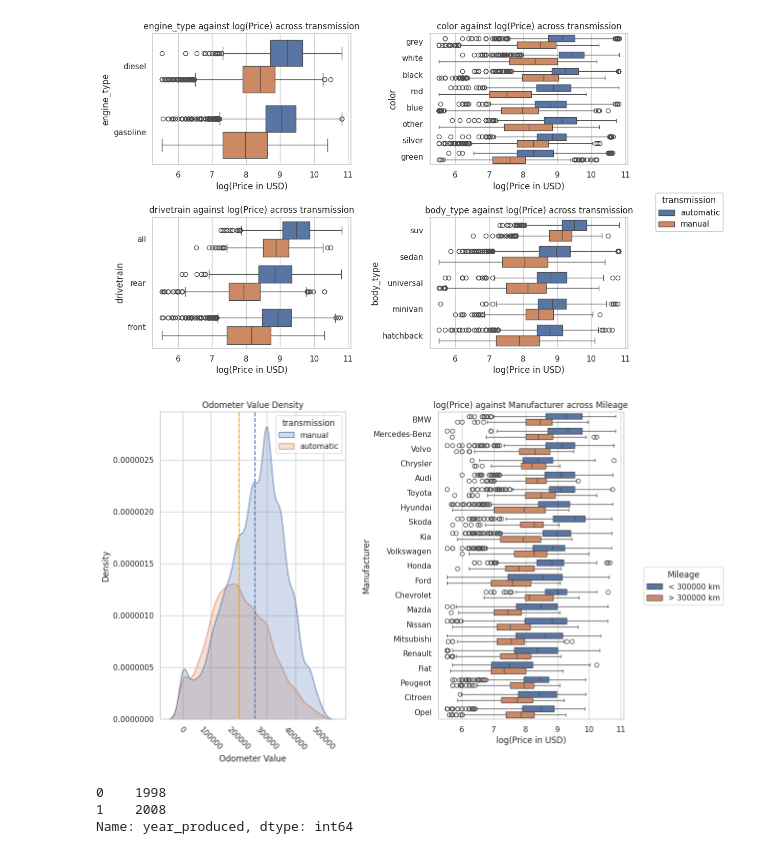
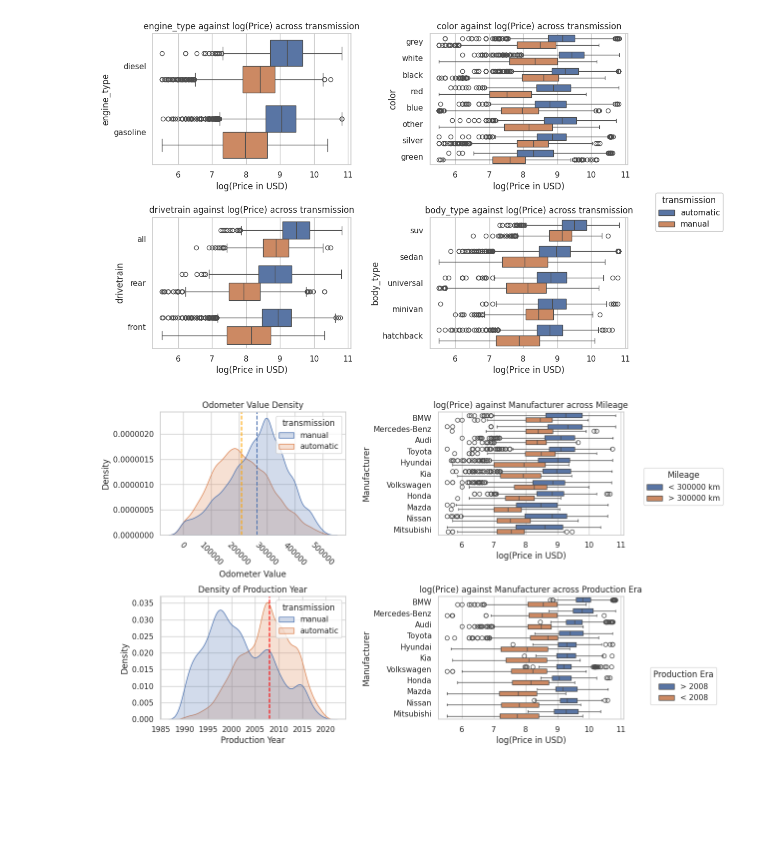
Before and after one commit to NigelPetersen/UsedCars, a Jupyter notebook: UsedCars.ipynb, the cells around one changed output. Drawn from its saved outputs; the diff is of its cells as text; code cells hidden in the pictures; blank space fills up the shorter version.

```diff
--- a/UsedCars.ipynb
+++ b/UsedCars.ipynb
@@ -133,36 +140,44 @@ plt.show()
 # %% [output]
 [figure]
 # %%
+good_manufacturers = ["Honda", "Toyota", "Volkswagen", "Mercedes-Benz", "BMW",
+                    "Hyundai", "Mitsubishi", "Kia", "Audi",
+                    "Nissan", "Mazda"]
+cars_data = cars_data.loc[cars_data["manufacturer_name"].isin(good_manufacturers)]
+
 cars_data["Mileage"] = (cars_data["odometer_value"] > 300000).apply(str)
 cars_data["Mileage"] = cars_data["Mileage"].replace(["True", "False"], ["> 300000 km", "< 300000 km"])
+cars_data = cars_data.loc[cars_data["odometer_value"] < 500000]
 
-plot_data = cars_data.loc[cars_data["odometer_value"] < 500000]
+cars_data["Production Era"] = (cars_data["year_produced"] >= 2008).apply(str)
+cars_data["Production Era"] = cars_data["Production Era"].replace(["True", "False"], ["> 2008", "< 2008"])
 
 fig = plt.figure()
-fig.subplots_adjust(wspace = 0.5)
-ax = fig.add_subplot(1,2,1)
-density_plot = sns.kdeplot(x = "odometer_value", fill = True, hue = "transmission", data = plot_data)
+fig.subplots_adjust(wspace = 0.5, hspace = 0.5)
+
+ax = fig.add_subplot(2,2,1)
+density_plot = sns.kdeplot(x = "odometer_value", fill = True, hue = "transmission", data = cars_data)
 density_plot.ticklabel_format(style = "plain")
 ax.tick_params(axis = 'x', rotation = -45)
-
-density_plot.axvline(x = np.mean(plot_data.loc[plot_data["transmission"] == "manual"]["odometer_value"]),
+density_plot.axvline(x = np.mean(cars_data.loc[cars_data["transmission"] == "manual"]["odometer_value"]),
                      color = "b", linestyle = "dashed")
-density_plot.axvline(x = np.mean(plot_data.loc[plot_data["transmission"] == "automatic"]["odometer_value"]),
+density_plot.axvline(x = np.mean(cars_data.loc[cars_data["transmission"] == "automatic"]["odometer_value"]),
                      color = "orange", linestyle = "dashed")
 density_plot.set(xlabel = "Odometer Value", title = "Odometer Value Density")
-ax = fig.add_subplot(1,2,2)
-plot = facet_boxplot_against_response(plot_data, "manufacturer_name", "log_price", "Mileage",
+
+ax = fig.add_subplot(2,2,2)
+plot = facet_boxplot_against_response(cars_data, "manufacturer_name", "log_price", "Mileage",
  ["log(Price in USD)", "Manufacturer", "log(Price) against Manufacturer across Mileage"])
-sns.move_legend(plot, loc = "upper center", bbox_to_anchor = (1, 0.5), bbox_transform = plt.gcf().transFigure)
+sns.move_legend(plot, loc = "upper center", bbox_to_anchor = (1, 0.75), bbox_transform = plt.gcf().transFigure)
+
+ax = fig.add_subplot(2,2,3)
+de_plot = sns.kdeplot(x = "year_produced", fill = True, hue = "transmission", data = cars_data)
+de_plot.set(xlabel = "Production Year", ylabel = "Density", title = "Density of Production Year")
+de_plot.axvline(x = 2008, color = "red", linestyle = "dashed")
+ax = fig.add_subplot(2,2,4)
+plot = facet_boxplot_against_response(cars_data, "manufacturer_name", "log_price", "Production Era",
+        ["log(Price in USD)", "Manufacturer", "log(Price) against Manufacturer across Production Era"])
+sns.move_legend(plot, loc = "upper center", bbox_to_anchor = (1, 0.25), bbox_transform = plt.gcf().transFigure)
 plt.show()
 # %% [output]
-[figure, old version]
+[figure, new version]
-# %%
-popular_years = get_counts(plot_data, "year_produced").iloc[range(2)].sort_values(by = "year_produced").reset_index(drop = True)["year_produced"]
-range1 = range(np.min(plot_data["year_produced"]), popular_years[0])
-range2 = range(popular_years[0], popular_years[1])
-range3 = range(popular_years[1], np.max(plot_data["year_produced"]))
-# %% [output]
-0    1998
-1    2008
-Name: year_produced, dtype: int64
```
Also changed, not shown: parts of 9 cells of this notebook.
